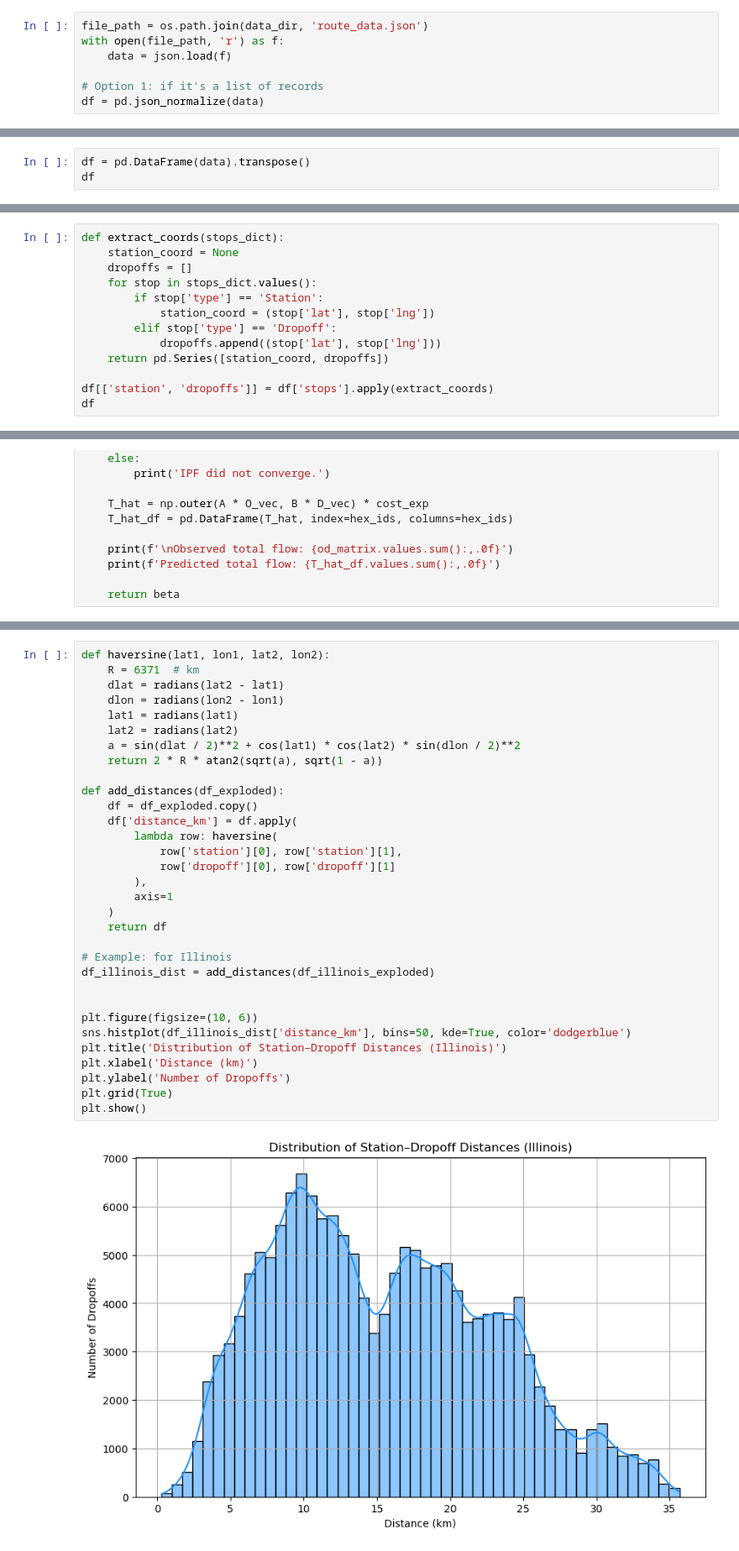
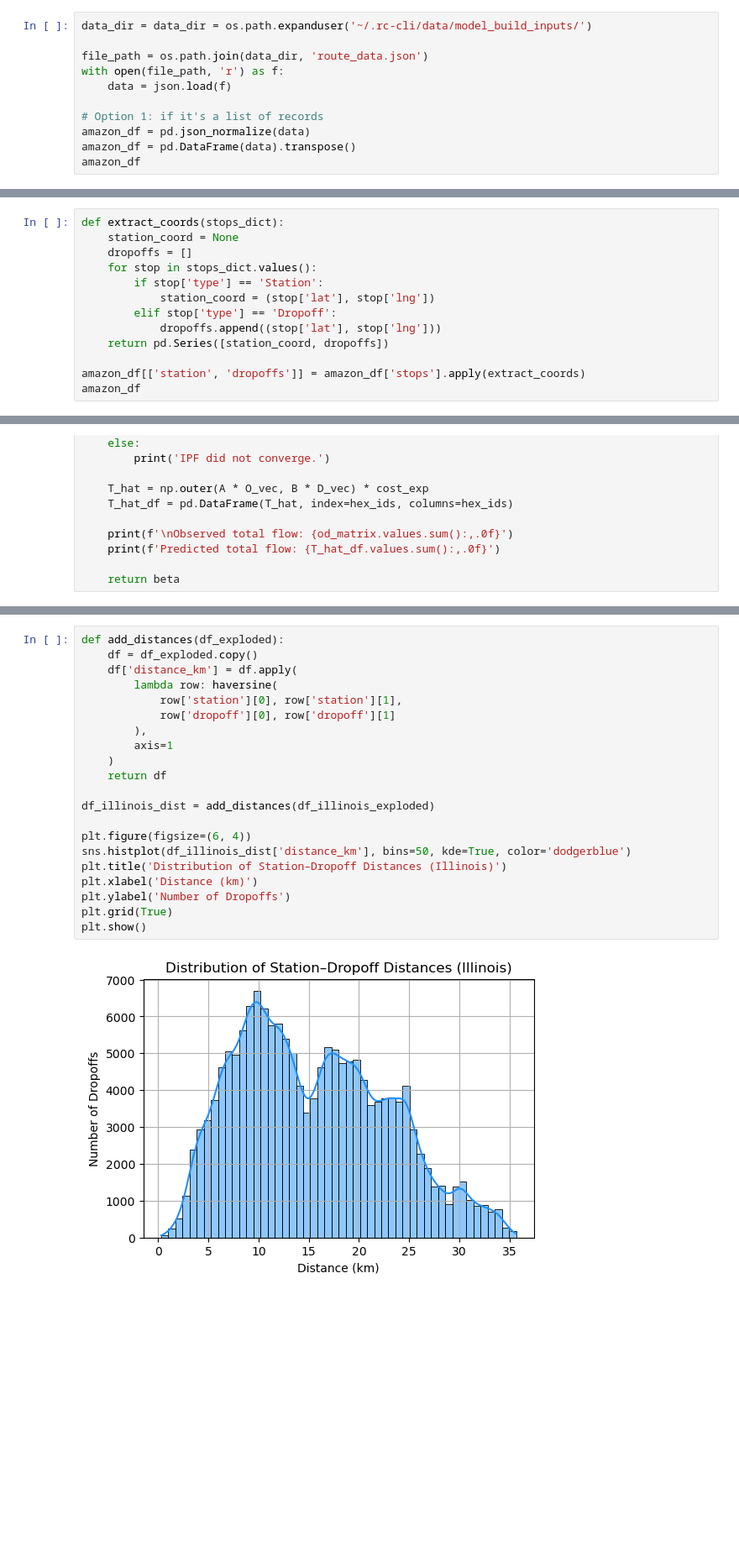
Before and after one commit to javad-e/delivery-tunnels, a Jupyter notebook: Gravity Model Calibration.ipynb, the cells around one changed output, grey strips where cells are left out. Shown at 84% size. Saved outputs shown, nothing was run; the diff lists cells and outputs as text; blank space fills up the shorter version.

```diff
--- a/Gravity Model Calibration.ipynb
+++ b/Gravity Model Calibration.ipynb
@@ -970,9 +675,13 @@ Name: flow, dtype: float64
 # %% [markdown]
 # **CALIBRATING SCHEDULED GRAVITY (AMAZON US)**
 # %%
+data_dir = data_dir = os.path.expanduser('~/.rc-cli/data/model_build_inputs/')
+
 file_path = os.path.join(data_dir, 'route_data.json')
 with open(file_path, 'r') as f:
     data = json.load(f)
 
 # Option 1: if it's a list of records
-df = pd.json_normalize(data)
+amazon_df = pd.json_normalize(data)
+amazon_df = pd.DataFrame(data).transpose()
+amazon_df
@@ -979,3 +701,0 @@ df = pd.json_normalize(data)
-# %%
-df = pd.DataFrame(data).transpose()
-df
@@ -1004,8 +710,8 @@ def extract_coords(stops_dict):
             dropoffs.append((stop['lat'], stop['lng']))
     return pd.Series([station_coord, dropoffs])
 
-df[['station', 'dropoffs']] = df['stops'].apply(extract_coords)
-df
+amazon_df[['station', 'dropoffs']] = amazon_df['stops'].apply(extract_coords)
+amazon_df
 # %% [output]
 |  | station_code | date_YYYY_MM_DD | departure_time_utc | executor_capacity_cm3 | route_score | stops | ... |
 | RouteID_00143bdd-0a6b-49ec-bb35-3... | DLA3 | 2018-07-27 | 16:02:10 | 3313071.0 | High | {'AD': {'lat': 34.099611, 'lng': ... | ... |
@@ -1274,36 +963,25 @@ Observed total flow: 161,408
 Predicted total flow: 161,408
 np.float64(-0.09876278668580339)
 # %%
-def haversine(lat1, lon1, lat2, lon2):
-    R = 6371  # km
-    dlat = radians(lat2 - lat1)
-    dlon = radians(lon2 - lon1)
-    lat1 = radians(lat1)
-    lat2 = radians(lat2)
-    a = sin(dlat / 2)**2 + cos(lat1) * cos(lat2) * sin(dlon / 2)**2
-    return 2 * R * atan2(sqrt(a), sqrt(1 - a))
-
 def add_distances(df_exploded):
     df = df_exploded.copy()
     df['distance_km'] = df.apply(
         lambda row: haversine(
             row['station'][0], row['station'][1],
             row['dropoff'][0], row['dropoff'][1]
         ),
         axis=1
     )
     return df
 
-# Example: for Illinois
 df_illinois_dist = add_distances(df_illinois_exploded)
 
-
-plt.figure(figsize=(10, 6))
+plt.figure(figsize=(6, 4))
 sns.histplot(df_illinois_dist['distance_km'], bins=50, kde=True, color='dodgerblue')
 plt.title('Distribution of Station–Dropoff Distances (Illinois)')
 plt.xlabel('Distance (km)')
 plt.ylabel('Number of Dropoffs')
 plt.grid(True)
 plt.show()
 # %% [output]
-[figure, old version]
+[figure, new version]
```
Also changed, not shown: parts of 25 cells of this notebook, 40 other files.
